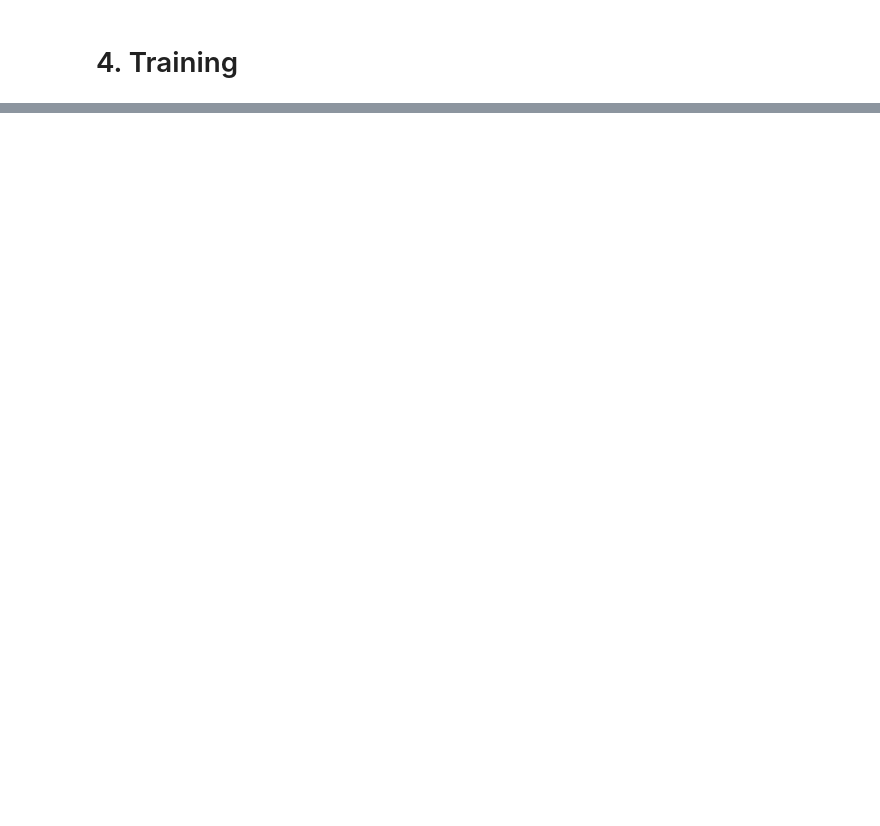
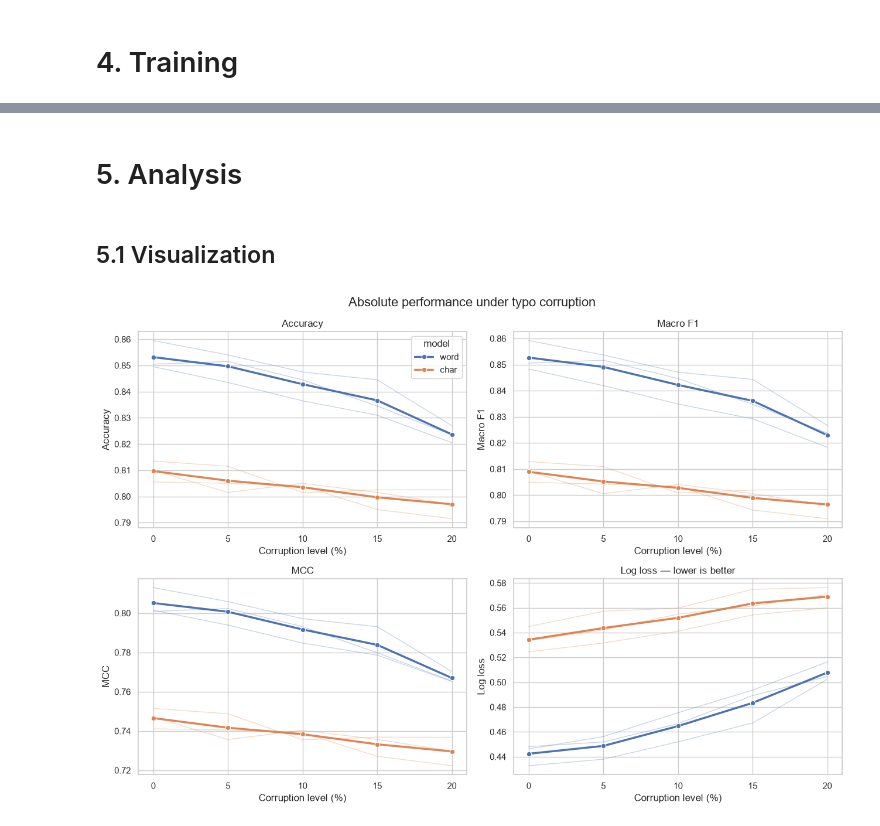
Before and after one commit to dkpgde/typo-robustness, a Jupyter notebook: Typo_tokenization.ipynb, the cells around one changed output, grey strips where cells are left out. Drawn from its saved outputs; the diff is of its cells as text; code cells hidden in the pictures; blank space fills up the shorter version.

```diff
--- a/Typo_tokenization.ipynb
+++ b/Typo_tokenization.ipynb
@@ -564,0 +951,4 @@ def train_model(
+# %% [markdown]
+# 5. Analysis
+# %% [markdown]
+## 5.1 Visualization
@@ -564,0 +995,34 @@ def train_model(
+# %%
+analysis_df = metrics_df.melt(id_vars=['model', 'seed', 'corruption_level'], value_vars=list(METRICS), var_name='metric', value_name='performance')
+
+clean_df = (analysis_df.loc[analysis_df['corruption_level'].eq(0), ['model', 'seed', 'metric', 'performance']].rename(columns={'performance': 'clean_performance'}))
+
+analysis_df = analysis_df.merge(clean_df, on=['model', 'seed', 'metric'], how='left')
+
+analysis_df['abs_degradation'] = np.where(analysis_df['metric'].eq('log_loss'), analysis_df['performance'] - analysis_df['clean_performance'], analysis_df['clean_performance'] - analysis_df['performance'])
+
+analysis_df['rel_degradation'] = np.nan
+
+higher_is_better_relative = analysis_df['metric'].isin(['accuracy', 'f1_macro'])
+analysis_df.loc[higher_is_better_relative, 'rel_degradation'] = (analysis_df.loc[higher_is_better_relative, 'clean_performance'] - analysis_df.loc[higher_is_better_relative, 'performance']) / analysis_df.loc[higher_is_better_relative, 'clean_performance']
+
+log_loss_mask = analysis_df['metric'].eq('log_loss')
+analysis_df.loc[log_loss_mask, 'rel_degradation'] = (analysis_df.loc[log_loss_mask, 'performance'] - analysis_df.loc[log_loss_mask, 'clean_performance']) / analysis_df.loc[log_loss_mask, 'clean_performance']
+# %%
+fig, axes = plt.subplots(2, 2, figsize=(13, 9))
+
+for ax, (metric, label) in zip(axes.flat, METRICS.items()):
+    plot_df = analysis_df[analysis_df['metric'].eq(metric)]
+    plot_seed_mean_lines(ax, plot_df, 'performance', legend=(metric == 'accuracy'))
+
+    ax.set_title(label)
+    ax.set_ylabel(label)
+
+axes[1, 1].set_title('Log loss — lower is better')
+
+fig.suptitle('Absolute performance under typo corruption', fontsize=16)
+plt.tight_layout()
+save_figure(fig, 'absolute_performance')
+plt.show()
+# %% [output]
+[figure, added]
```
Also changed, not shown: parts of 36 cells of this notebook, 25 other files.
